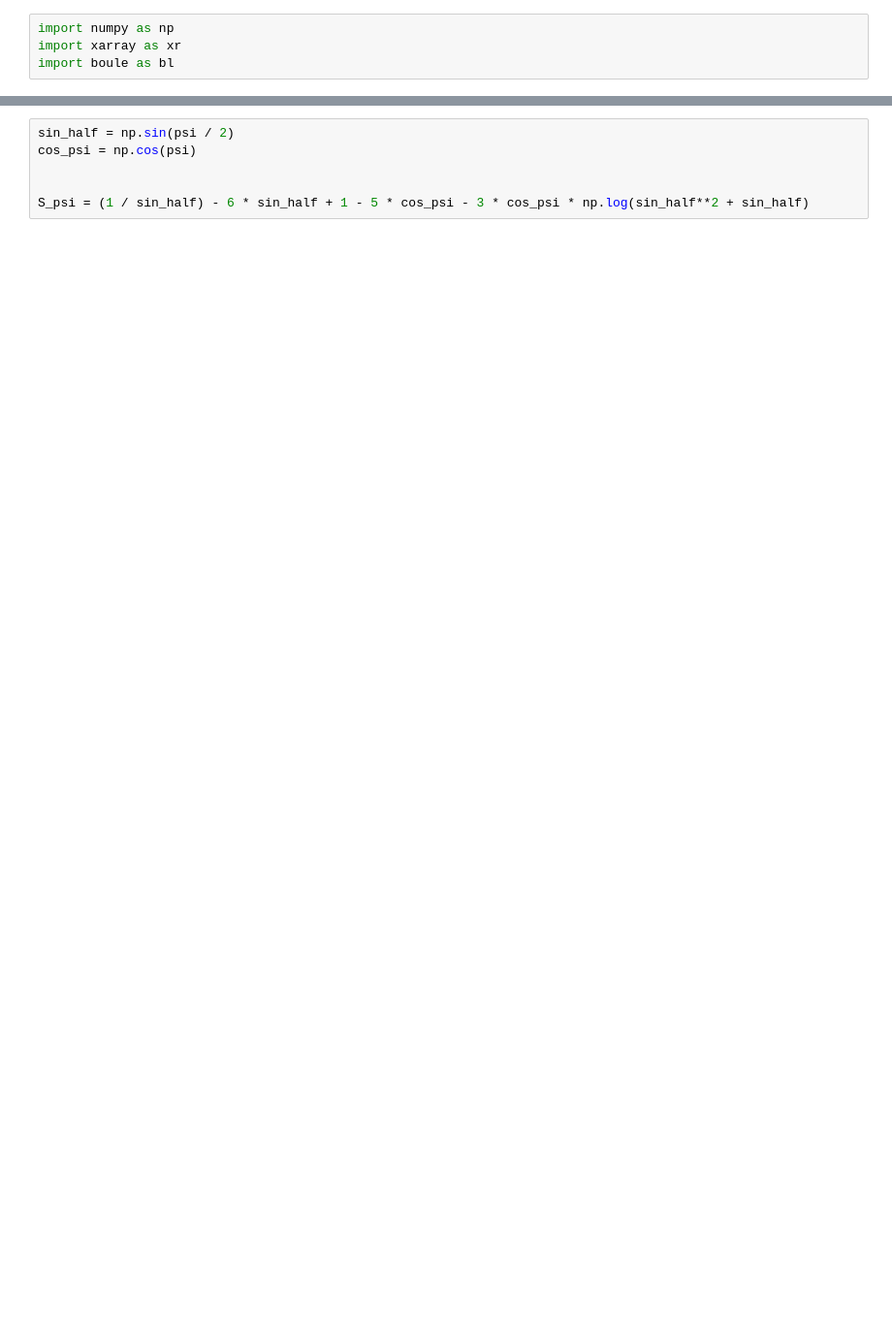
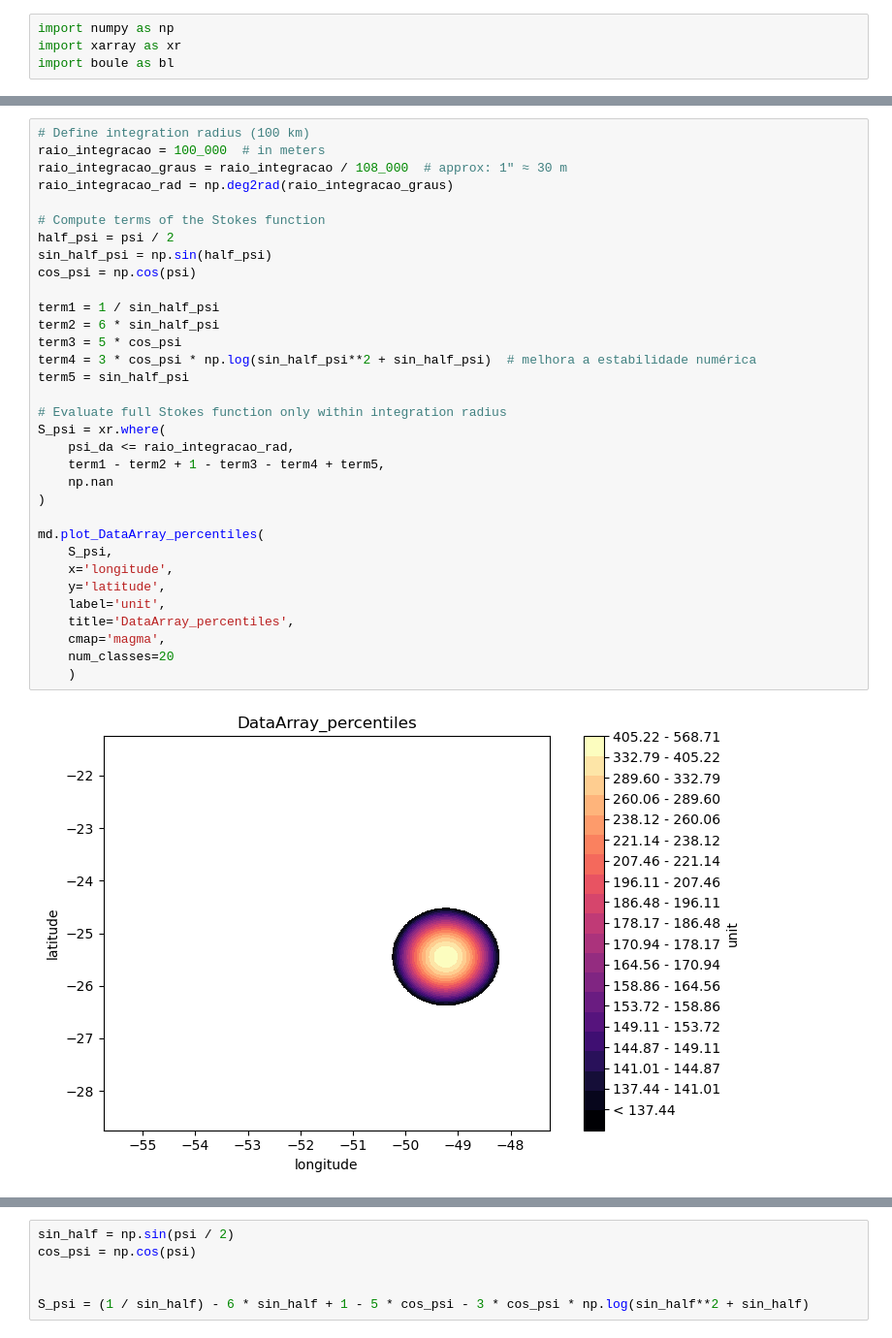
Before and after one commit to ErosKerouak/physical-geodesy, a Jupyter notebook: code/5-stokes_function.ipynb, the cells around one changed output, grey strips where cells are left out. Shown: that part at 97% size. Drawn from its saved outputs; the diff is of its cells as text; blank space fills up the shorter version.

```diff
--- a/code/5-stokes_function.ipynb
+++ b/code/5-stokes_function.ipynb
@@ -28,0 +121,35 @@ first_eccentricity_2: 0.006694380022900788
+# %%
+# Define integration radius (100 km)
+raio_integracao = 100_000  # in meters
+raio_integracao_graus = raio_integracao / 108_000  # approx: 1" ≈ 30 m
+raio_integracao_rad = np.deg2rad(raio_integracao_graus)
+
+# Compute terms of the Stokes function
+half_psi = psi / 2
+sin_half_psi = np.sin(half_psi)
+cos_psi = np.cos(psi)
+
+term1 = 1 / sin_half_psi
+term2 = 6 * sin_half_psi
+term3 = 5 * cos_psi
+term4 = 3 * cos_psi * np.log(sin_half_psi**2 + sin_half_psi)  # melhora a estabilidade numérica
+term5 = sin_half_psi
+
+# Evaluate full Stokes function only within integration radius
+S_psi = xr.where(
+    psi_da <= raio_integracao_rad,
+    term1 - term2 + 1 - term3 - term4 + term5,
+    np.nan
+)
+
+md.plot_DataArray_percentiles(
+    S_psi,
+    x='longitude',
+    y='latitude',
+    label='unit',
+    title='DataArray_percentiles',
+    cmap='magma',
+    num_classes=20
+    )
+# %% [output]
+[figure, added]
```
Also changed, not shown: parts of 17 cells of this notebook, 4 other files.
